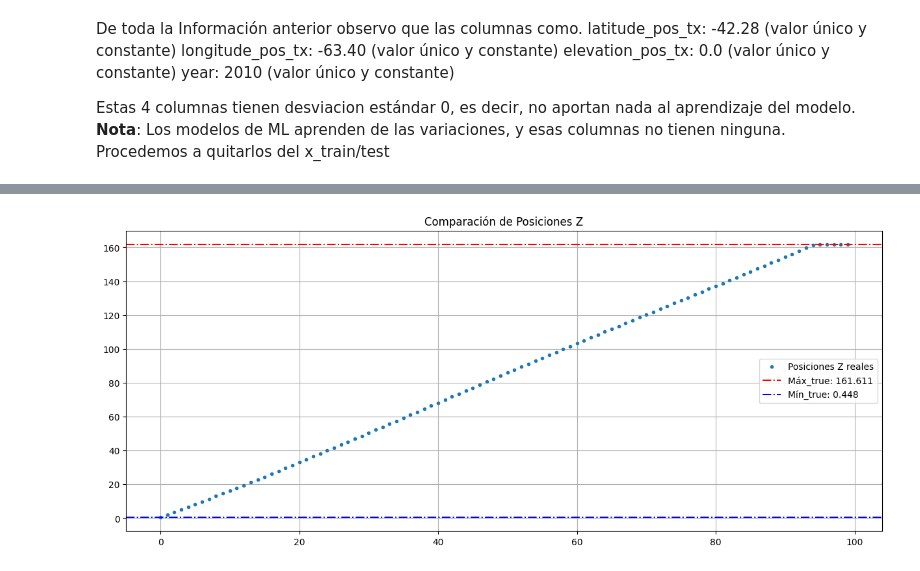
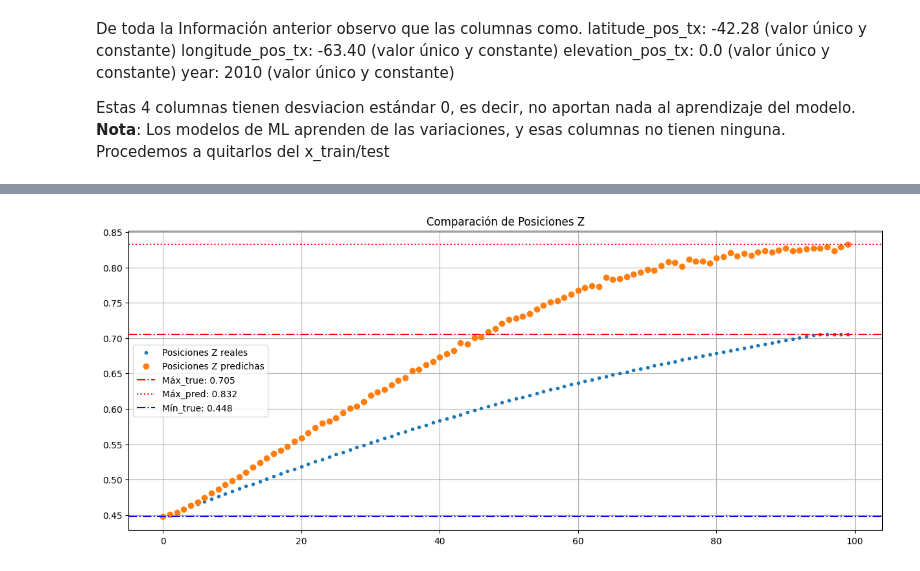
Before and after one commit to ValeFernando840/Ray-Tracing, a Jupyter notebook: Entrenamiento/03-Entrenamiento_Z.ipynb, the cells around one changed output, grey strips where cells are left out. Saved outputs shown, nothing was run; the diff lists cells and outputs as text; code cells hidden in the pictures.

```diff
--- a/Entrenamiento/03-Entrenamiento_Z.ipynb
+++ b/Entrenamiento/03-Entrenamiento_Z.ipynb
@@ -20,8 +20,8 @@ y_train = pd.read_excel("../Train_Test/Dataset_Separado/y_train.xlsx")
 ## De mi y_train y y_test solo quiero las coordenadas Z
 R0 = 6.371E6
 out_z_coord = [f'z_{i}' for i in range(1,101)]
-y_train_z = y_train[out_z_coord]
-y_test_z = y_test[out_z_coord]
+y_train_z = y_train[out_z_coord]/R0
+y_test_z = y_test[out_z_coord]/R0
 # 'y_test_z son las columnas filtradas de las 3 coordenadas'
 # %%
 print("Forma de x_train:", x_train.shape)
@@ -98,25 +98,25 @@ y_test_z_scaled = scaler_z.transform(y_test_z)
 # %%
 early_stopping = EarlyStopping(
   monitor = 'val_loss',	#monitoriamos la pérdida en validación
-  patience = 20, # Si no mejora en 10->20 epochs, detenemos el entrenamiento.
+  patience = 30, # Si no mejora en 10->20 epochs, detenemos el entrenamiento.
   restore_best_weights = True # Restaura los mejores pesos encontrados.
 )
 reduce_lr = ReduceLROnPlateau(
   monitor = 'val_loss',
-  patience = 10,
+  patience = 20,
   factor = 0.5
 )
 # %%
 act_name = "relu"
-l2_reg = 0.0
-epoch = 1000
-b_s= 48
-optimizer_name = "adam"
+l2_reg = 0.0001
+epoch = 400
+b_s= 38
+optimizer_name = "adamW"
 
 inputs = Input(shape=(5,))
-encoded = Dense(5, activation= act_name, kernel_regularizer= l2(l2_reg))(inputs)
+# encoded = Dense(5, activation= act_name, kernel_regularizer= l2(l2_reg))(inputs)
 # encoded = Dense(16, activation= act_name, kernel_regularizer= l2(l2_reg))(encoded) #,
-encoded = Dense(32, activation= act_name, kernel_regularizer= l2(l2_reg))(encoded)
+encoded = Dense(32, activation= act_name, kernel_regularizer= l2(l2_reg))(inputs)
 encoded = Dense(64, activation= act_name, kernel_regularizer= l2(l2_reg))(encoded) # , kernel_regularizer= l2(l2_reg)
 # encoded = Dense(80, activation= act_name, kernel_regularizer= l2(l2_reg))(encoded)
 # encoded = Dense(90, activation= act_name, kernel_regularizer= l2(l2_reg))(encoded) #, kernel_regularizer= l2(l2_reg)
@@ -182,5 +180,5 @@ mae:71165115.53382874[m]
 # %%
-idx = 2
+idx = 11
 
  # Elegir una muestra para comparar (observar luego la muestra 30)
 
@@ -240,26 +199,26 @@ array([  0.44775896,   1.99148385,   3.54232707,   5.10028238,
 # %%
 ##Graficamos
 # Buscamos los máximos y mínimos
 y_true_max = np.max(y_true)
 y_true_min = np.min(y_true)
 
 y_pred_max = np.max(y_pred)
 y_pred_min = np.min(y_pred)
 
-# Pos y
+# Pos z
 plt.figure(figsize=(15, 6))
 plt.plot(y_true, label='Posiciones Z reales', linestyle='None', marker='.')
-# plt.plot(y_pred, label='Posiciones Z predichas', linestyle = 'None',marker='o')
+plt.plot(y_pred, label='Posiciones Z predichas', linestyle = 'None',marker='o')
 # Dibujamos los max y min
 plt.axhline(y = y_true_max, color = 'red', linestyle = '-.', label=f'Máx_true: {y_true_max:.3f}')
-# plt.axhline(y = y_pred_max, color = 'red', linestyle = ':', label= f'Máx_pred: {y_pred_max:.3f}')
+plt.axhline(y = y_pred_max, color = 'red', linestyle = ':', label= f'Máx_pred: {y_pred_max:.3f}')
 plt.axhline(y = y_true_min, color = 'blue', linestyle ='-.', label=f'Mín_true: {y_true_min:.3f}')
 # plt.axhline(y = y_pred_min, color = 'blue', linestyle = ':',label= f'Mín_pred:{y_pred_min: .3f}')
 
 # plt.ylim(-35,-50) ##(-60,-30)
 plt.title('Comparación de Posiciones Z')
 plt.legend()
 plt.grid(True)
 plt.show()
 # %% [output]
-[figure, old version]
+[figure, new version]
```
Also changed, not shown: parts of 7 cells of this notebook, 4 other files.
